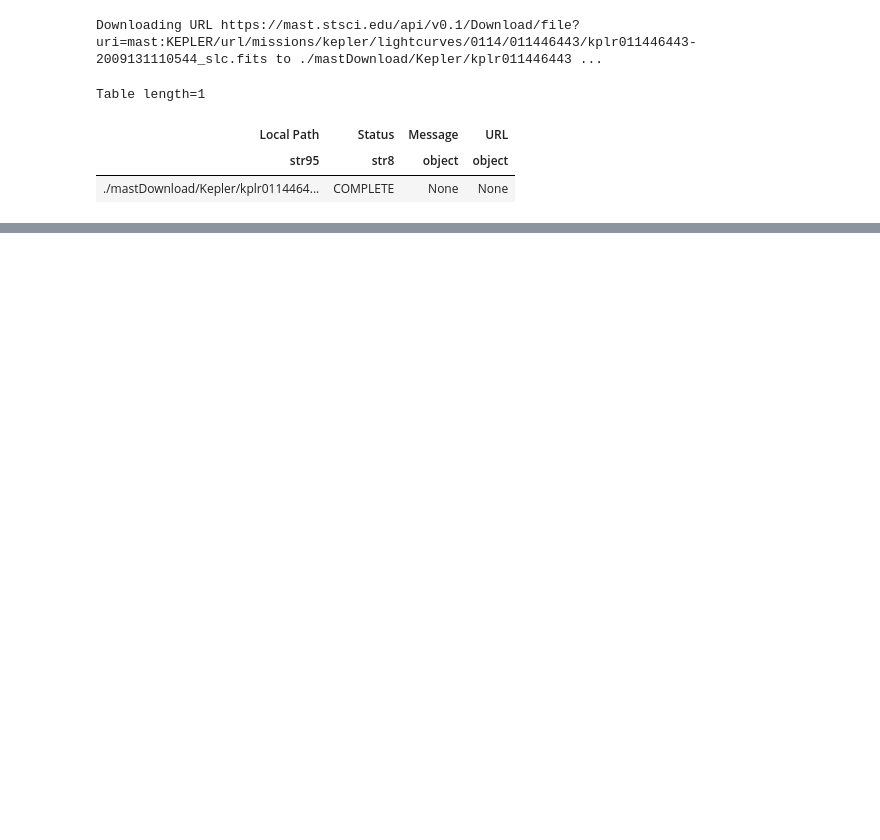
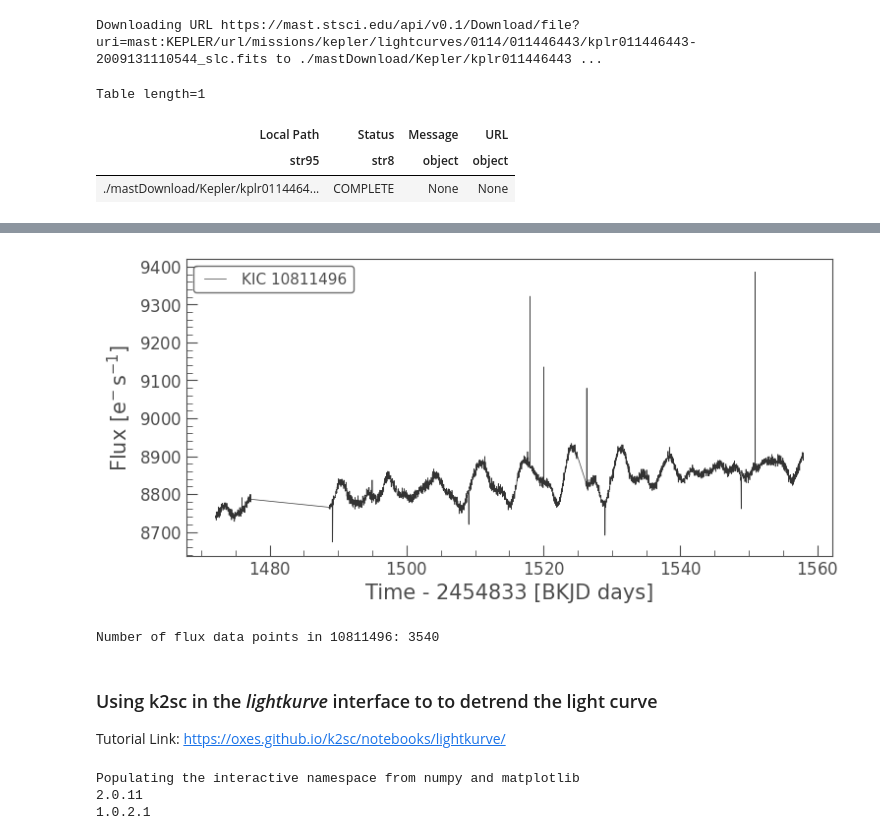
Before and after one commit to nicholasproietti/LGM, a Jupyter notebook: Kepler_Light_Curve_Reader.ipynb, the cells around one changed output, grey strips where cells are left out. Drawn from its saved outputs; the diff is of its cells as text; code cells hidden in the pictures; blank space fills up the shorter version.

```diff
--- a/Kepler_Light_Curve_Reader.ipynb
+++ b/Kepler_Light_Curve_Reader.ipynb
@@ -270,0 +202,46 @@ client = kepler.API()
+# %%
+# The star is an isolated object,  so we can extract a light curve by simply
+# summing up all the pixel values in each image:
+lc = pixelfile.to_lightcurve(aperture_mask='all');
+lc.time # in BJDs
+lc.flux # number of photons received by spacecraft, converted to current (e-/sec)
+lc.plot();
+# %% [output]
+[figure, added]
+# %%
+print("Number of flux data points in "+example_KIC+": "+str(len(lc.flux)))
+# %% [output]
+Number of flux data points in 10811496: 3540
+# %% [markdown]
+### Using k2sc in the *lightkurve* interface to to detrend the light curve
+
+Tutorial Link: https://oxes.github.io/k2sc/notebooks/lightkurve/
+# %%
+import numpy as np
+import matplotlib
+import matplotlib as mpl
+
+import lightkurve  as lk
+
+#!pip install k2sc
+import k2sc
+from k2sc.standalone import k2sc_lc
+
+from astropy.io import fits
+
+%pylab inline --no-import-all
+matplotlib.rcParams['image.origin'] = 'lower'
+matplotlib.rcParams['figure.figsize']=(10.0,10.0)    #(6.0,4.0)
+matplotlib.rcParams['font.size']=16              #10
+matplotlib.rcParams['savefig.dpi']= 300             #72
+colours = mpl.rcParams['axes.prop_cycle'].by_key()['color']
+
+import warnings
+warnings.filterwarnings('ignore')
+
+print(lk.__version__)
+print(k2sc.__version__)
+# %% [output]
+Populating the interactive namespace from numpy and matplotlib
+2.0.11
+1.0.2.1
```
Also changed, not shown: parts of 45 cells of this notebook.
